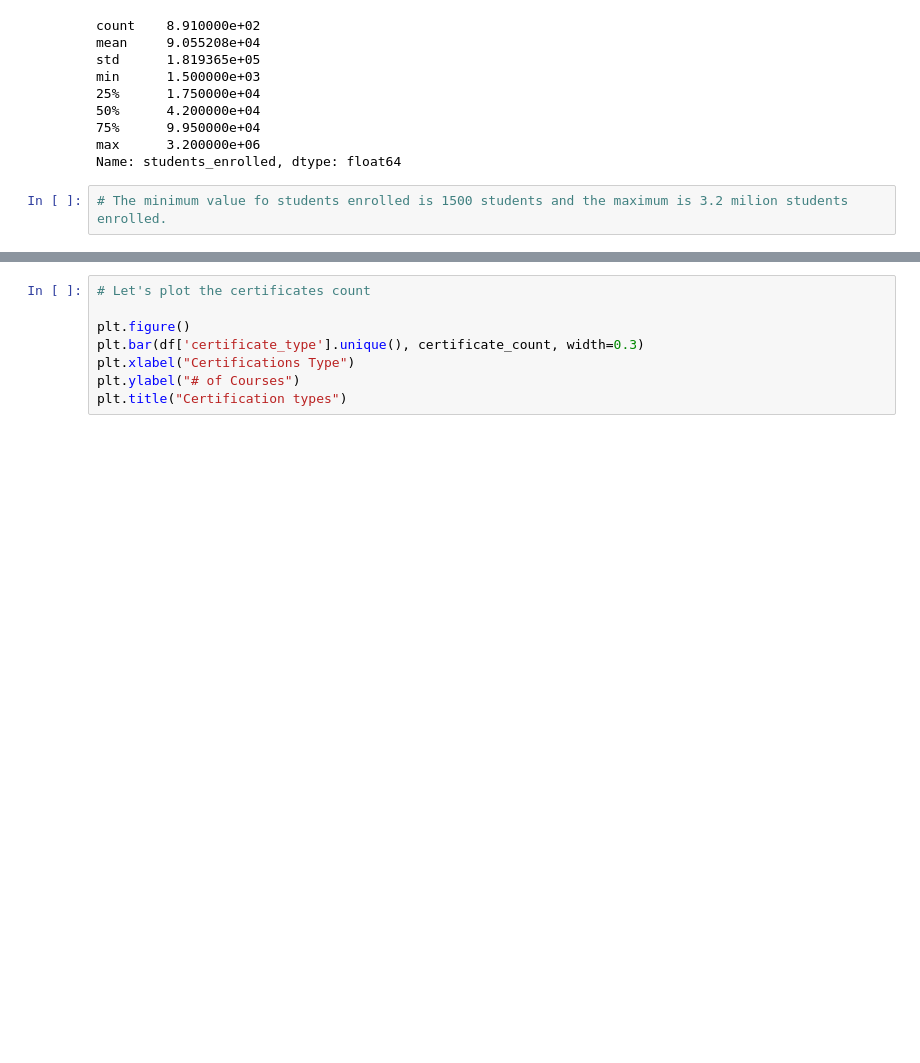
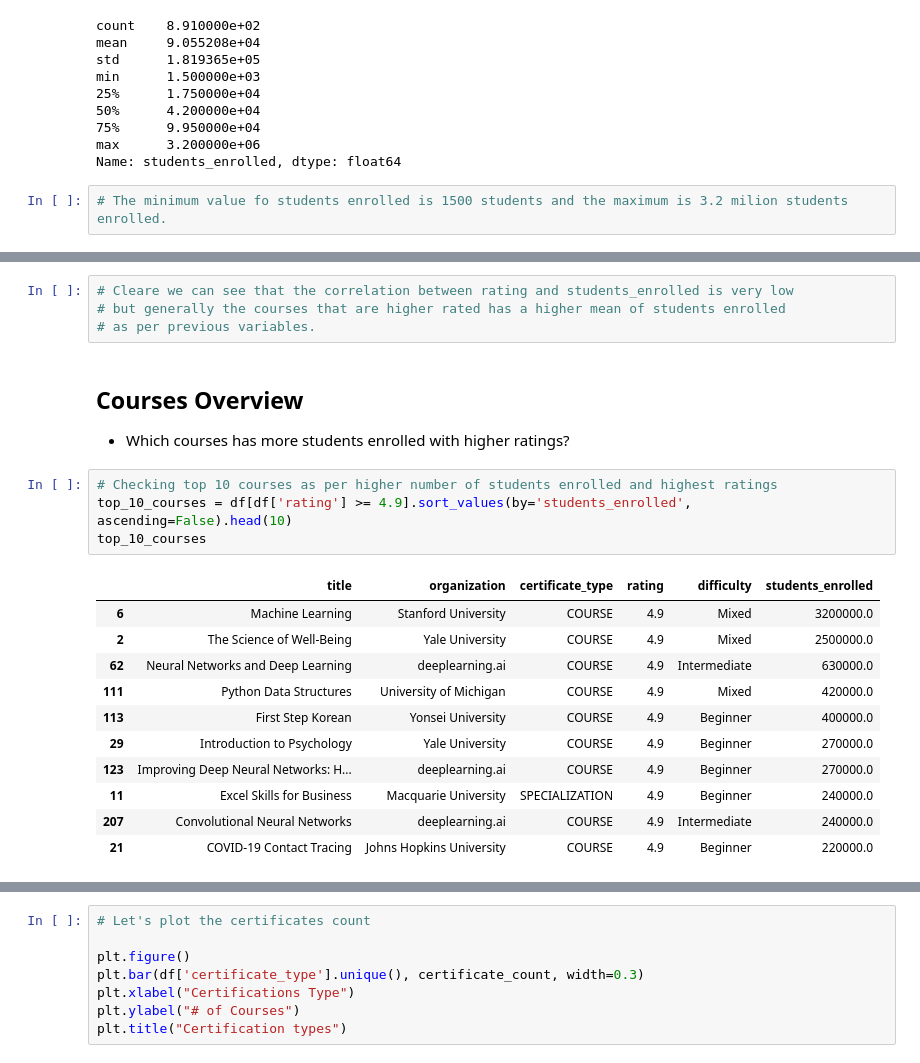
Before and after one commit to patosorio/Coursera-course-analysis, a Jupyter notebook: Coursera Course Analysis.ipynb, the cells around one changed output, grey strips where cells are left out. Saved outputs shown, nothing was run; the diff lists cells and outputs as text; blank space fills up the shorter version.

```diff
--- a/Coursera Course Analysis.ipynb
+++ b/Coursera Course Analysis.ipynb
@@ -350,0 +338,24 @@ df[df['students_enrolled'] > 1000000]
+# %%
+# Cleare we can see that the correlation between rating and students_enrolled is very low
+# but generally the courses that are higher rated has a higher mean of students enrolled
+# as per previous variables.
+# %% [markdown]
+## Courses Overview
+
+- Which courses has more students enrolled with higher ratings?
+# %%
+# Checking top 10 courses as per higher number of students enrolled and highest ratings
+top_10_courses = df[df['rating'] >= 4.9].sort_values(by='students_enrolled', ascending=False).head(10)
+top_10_courses
+# %% [output]
+|  | title | organization | certificate_type | rating | difficulty | students_enrolled |
+| 6 | Machine Learning | Stanford University | COURSE | 4.9 | Mixed | 3200000.0 |
+| 2 | The Science of Well-Being | Yale University | COURSE | 4.9 | Mixed | 2500000.0 |
+| 62 | Neural Networks and Deep Learning | deeplearning.ai | COURSE | 4.9 | Intermediate | 630000.0 |
+| 111 | Python Data Structures | University of Michigan | COURSE | 4.9 | Mixed | 420000.0 |
+| 113 | First Step Korean | Yonsei University | COURSE | 4.9 | Beginner | 400000.0 |
+| 29 | Introduction to Psychology | Yale University | COURSE | 4.9 | Beginner | 270000.0 |
+| 123 | Improving Deep Neural Networks: H... | deeplearning.ai | COURSE | 4.9 | Beginner | 270000.0 |
+| 11 | Excel Skills for Business | Macquarie University | SPECIALIZATION | 4.9 | Beginner | 240000.0 |
+| 207 | Convolutional Neural Networks | deeplearning.ai | COURSE | 4.9 | Intermediate | 240000.0 |
+| 21 | COVID-19 Contact Tracing | Johns Hopkins University | COURSE | 4.9 | Beginner | 220000.0 |
```
Also changed, not shown: parts of 29 cells of this notebook.
